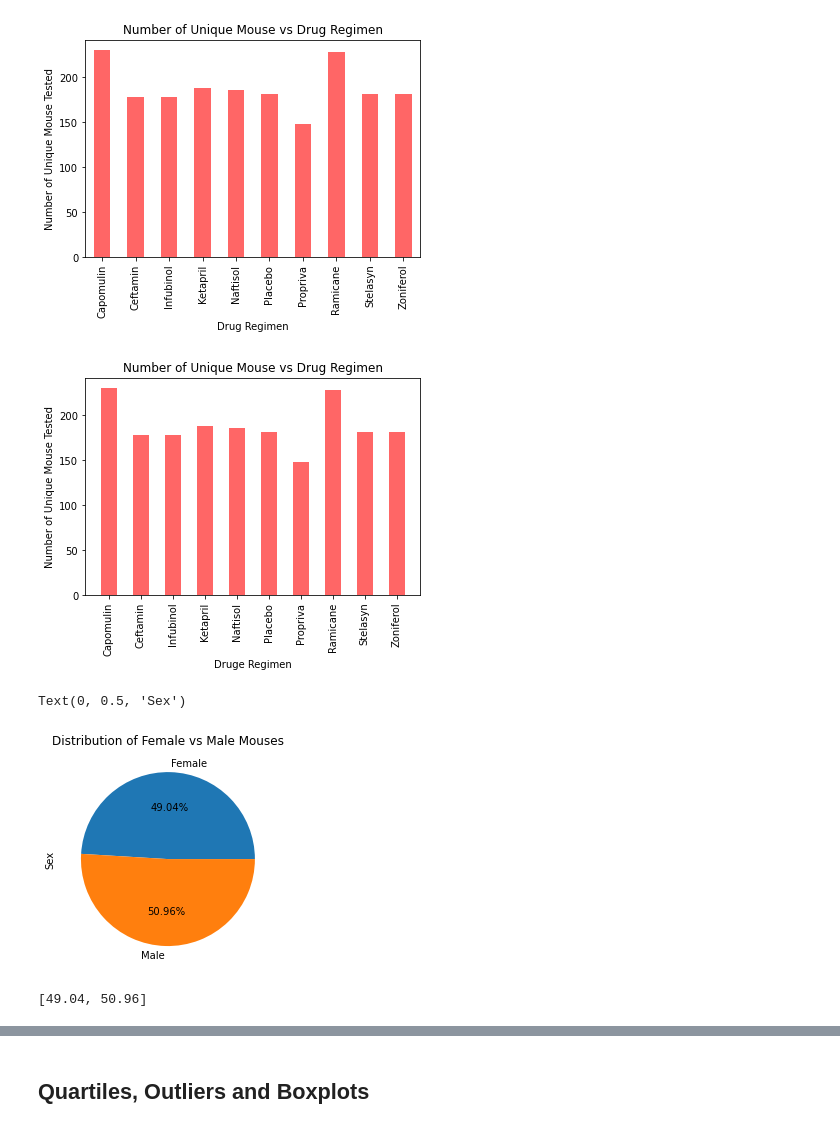
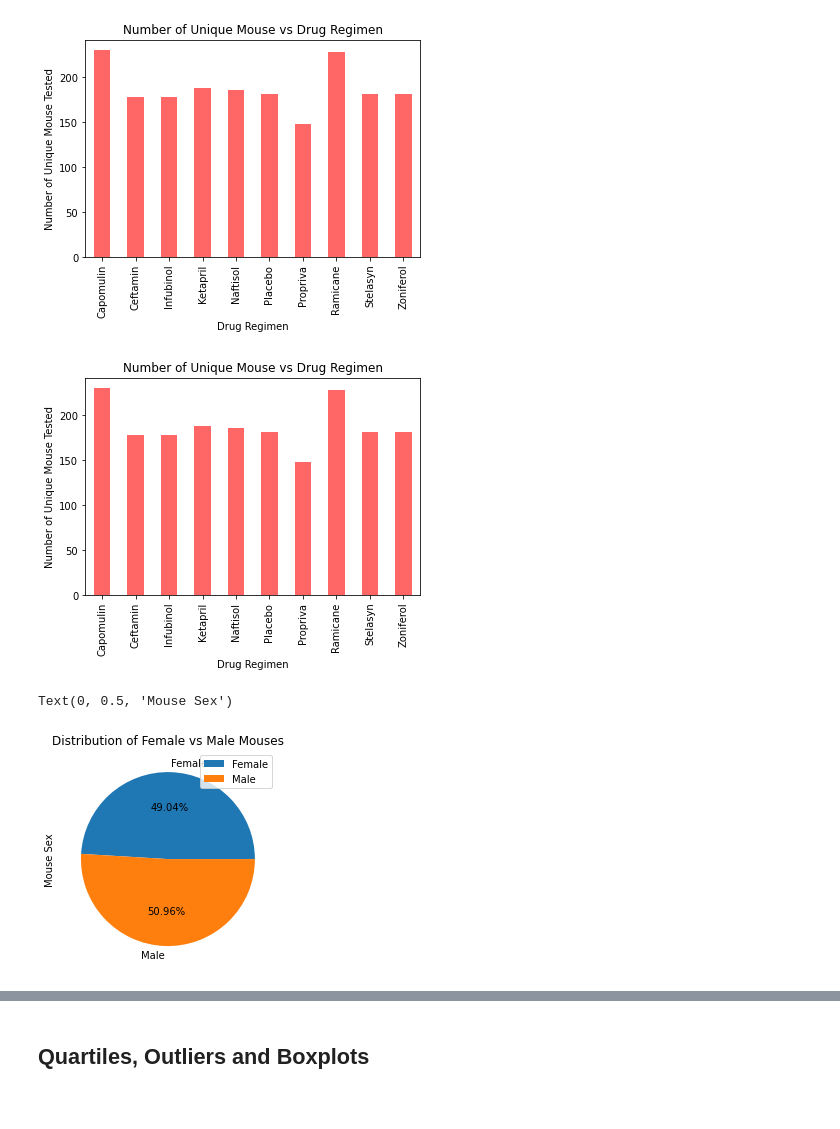
Before and after one commit to kk-deng/Pymaceuticals-Matplotlib, a Jupyter notebook: pymaceuticals_starter.ipynb, the cells around one changed output, grey strips where cells are left out. Saved outputs shown, nothing was run; the diff lists cells and outputs as text; code cells hidden in the pictures.

```diff
--- a/pymaceuticals_starter.ipynb
+++ b/pymaceuticals_starter.ipynb
@@ -180,24 +176,25 @@ labels = [name for name in grouped_mouse_id.index]
 plt.bar(x_axis, grouped_mouse_id, width = 0.5, color = "r", alpha = 0.6, align = "center")
 plt.xticks(x_axis, labels, rotation = 90)
 plt.title("Number of Unique Mouse vs Drug Regimen")
-plt.xlabel("Druge Regimen")
+plt.xlabel("Drug Regimen")
 plt.ylabel("Number of Unique Mouse Tested")
+plt.xlim(-0.5, len(x_axis) - 0.5)
 plt.show()
 # %% [output]
-[figure, old version]
+[figure, new version]
 # %%
 # Generate a pie plot showing the distribution of female versus male mice using pandas
 
+# Group by the mouse sex
 grouped_mouse_sex = cleaned_df.groupby("Sex")["Mouse ID"].count()
-mouse_pie = grouped_mouse_sex.plot(kind = "pie", autopct = "%1.2f%%")
+
+# Plot by pie chart and set up design using pandas
+mouse_pie = grouped_mouse_sex.plot(
+    kind = "pie",
+    autopct = "%1.2f%%",
+    legend = True)
 mouse_pie.set_title("Distribution of Female vs Male Mouses")
-mouse_pie.set_ylabel("Sex")
+mouse_pie.set_ylabel("Mouse Sex")
 # %% [output]
-Text(0, 0.5, 'Sex')
+Text(0, 0.5, 'Mouse Sex')
-[figure, old version]
+[figure, new version]
-# %%
-total = grouped_mouse_sex.Female + grouped_mouse_sex.Male
-percent_mouse = [round(i/total*100, 2) for i in grouped_mouse_sex]
-percent_mouse
-# %% [output]
-[49.04, 50.96]
```
Also changed, not shown: parts of 5 cells of this notebook.
